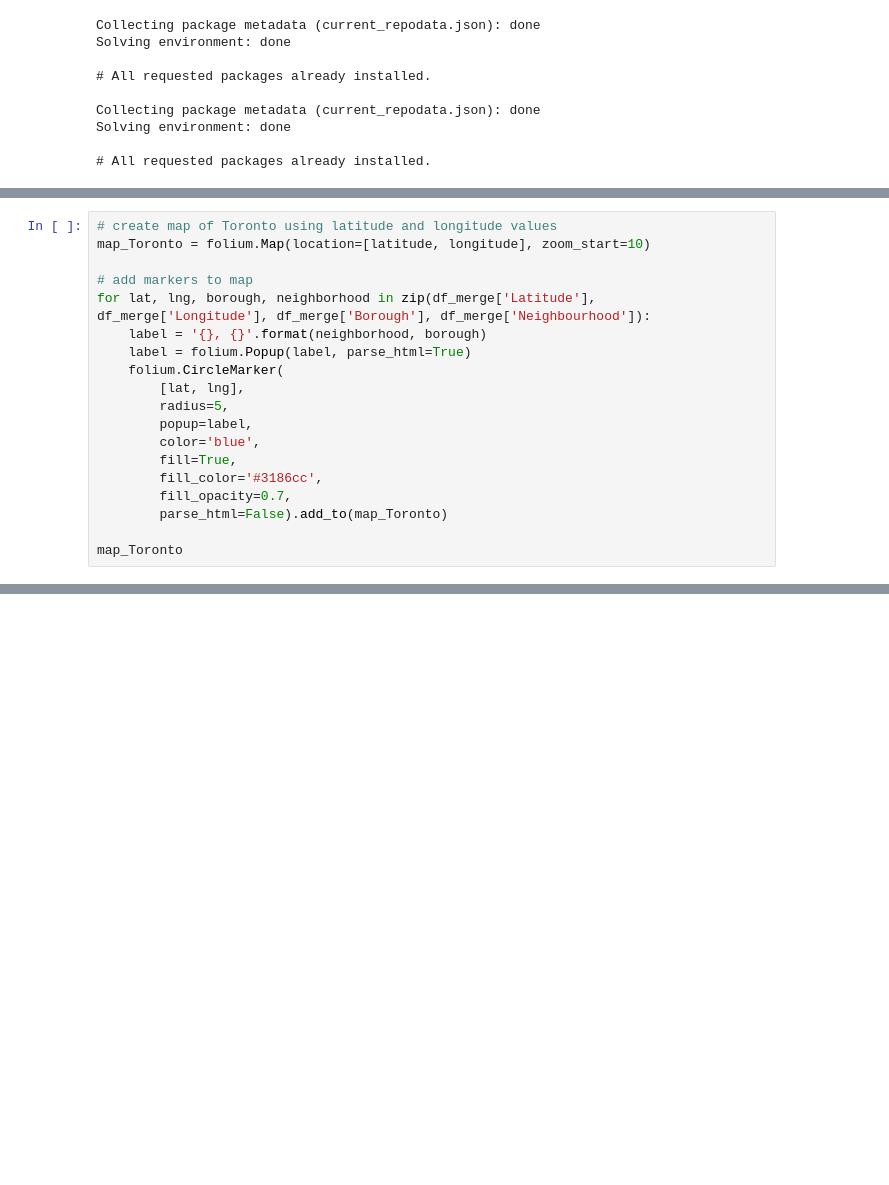
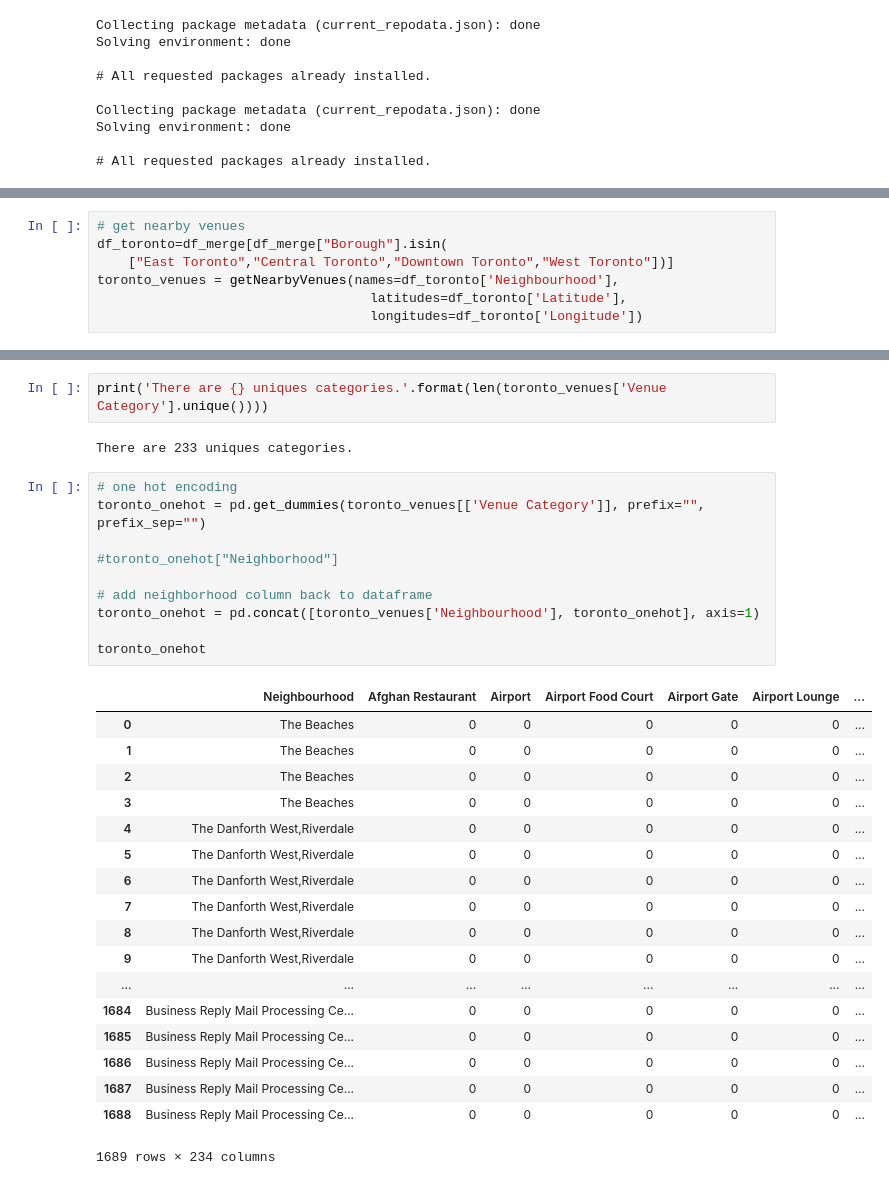
Before and after one commit to jynwang/Coursera_Capstone, a Jupyter notebook: week3q3.ipynb, the cells around one changed output, grey strips where cells are left out. Saved outputs shown, nothing was run; the diff lists cells and outputs as text; blank space fills up the shorter version.

```diff
--- a/week3q3.ipynb
+++ b/week3q3.ipynb
@@ -78,21 +102,2 @@ print('The geograpical coordinate of Toronto are {}, {}.'.format(latitude, longi
 # %% [output]
 The geograpical coordinate of Toronto are 43.653963, -79.387207.
-# %%
-# create map of Toronto using latitude and longitude values
-map_Toronto = folium.Map(location=[latitude, longitude], zoom_start=10)
-
-# add markers to map
-for lat, lng, borough, neighborhood in zip(df_merge['Latitude'], df_merge['Longitude'], df_merge['Borough'], df_merge['Neighbourhood']):
-    label = '{}, {}'.format(neighborhood, borough)
-    label = folium.Popup(label, parse_html=True)
-    folium.CircleMarker(
-        [lat, lng],
-        radius=5,
-        popup=label,
-        color='blue',
-        fill=True,
-        fill_color='#3186cc',
-        fill_opacity=0.7,
-        parse_html=False).add_to(map_Toronto)
-
-map_Toronto
@@ -100,0 +144,7 @@ map_Toronto
+# %%
+# get nearby venues
+df_toronto=df_merge[df_merge["Borough"].isin(
+    ["East Toronto","Central Toronto","Downtown Toronto","West Toronto"])]
+toronto_venues = getNearbyVenues(names=df_toronto['Neighbourhood'],
+                                   latitudes=df_toronto['Latitude'],
+                                   longitudes=df_toronto['Longitude'])
@@ -100,0 +203,33 @@ map_Toronto
+# %%
+print('There are {} uniques categories.'.format(len(toronto_venues['Venue Category'].unique())))
+# %% [output]
+There are 233 uniques categories.
+# %%
+# one hot encoding
+toronto_onehot = pd.get_dummies(toronto_venues[['Venue Category']], prefix="", prefix_sep="")
+
+#toronto_onehot["Neighborhood"]
+
+# add neighborhood column back to dataframe
+toronto_onehot = pd.concat([toronto_venues['Neighbourhood'], toronto_onehot], axis=1)
+
+toronto_onehot
+# %% [output]
+|  | Neighbourhood | Afghan Restaurant | Airport | Airport Food Court | Airport Gate | Airport Lounge | ... |
+| 0 | The Beaches | 0 | 0 | 0 | 0 | 0 | ... |
+| 1 | The Beaches | 0 | 0 | 0 | 0 | 0 | ... |
+| 2 | The Beaches | 0 | 0 | 0 | 0 | 0 | ... |
+| 3 | The Beaches | 0 | 0 | 0 | 0 | 0 | ... |
+| 4 | The Danforth West,Riverdale | 0 | 0 | 0 | 0 | 0 | ... |
+| 5 | The Danforth West,Riverdale | 0 | 0 | 0 | 0 | 0 | ... |
+| 6 | The Danforth West,Riverdale | 0 | 0 | 0 | 0 | 0 | ... |
+| 7 | The Danforth West,Riverdale | 0 | 0 | 0 | 0 | 0 | ... |
+| 8 | The Danforth West,Riverdale | 0 | 0 | 0 | 0 | 0 | ... |
+| 9 | The Danforth West,Riverdale | 0 | 0 | 0 | 0 | 0 | ... |
+| ... | ... | ... | ... | ... | ... | ... | ... |
+| 1684 | Business Reply Mail Processing Ce... | 0 | 0 | 0 | 0 | 0 | ... |
+| 1685 | Business Reply Mail Processing Ce... | 0 | 0 | 0 | 0 | 0 | ... |
+| 1686 | Business Reply Mail Processing Ce... | 0 | 0 | 0 | 0 | 0 | ... |
+| 1687 | Business Reply Mail Processing Ce... | 0 | 0 | 0 | 0 | 0 | ... |
+| 1688 | Business Reply Mail Processing Ce... | 0 | 0 | 0 | 0 | 0 | ... |
+1689 rows × 234 columns
```
Also changed, not shown: parts of 14 cells of this notebook.
